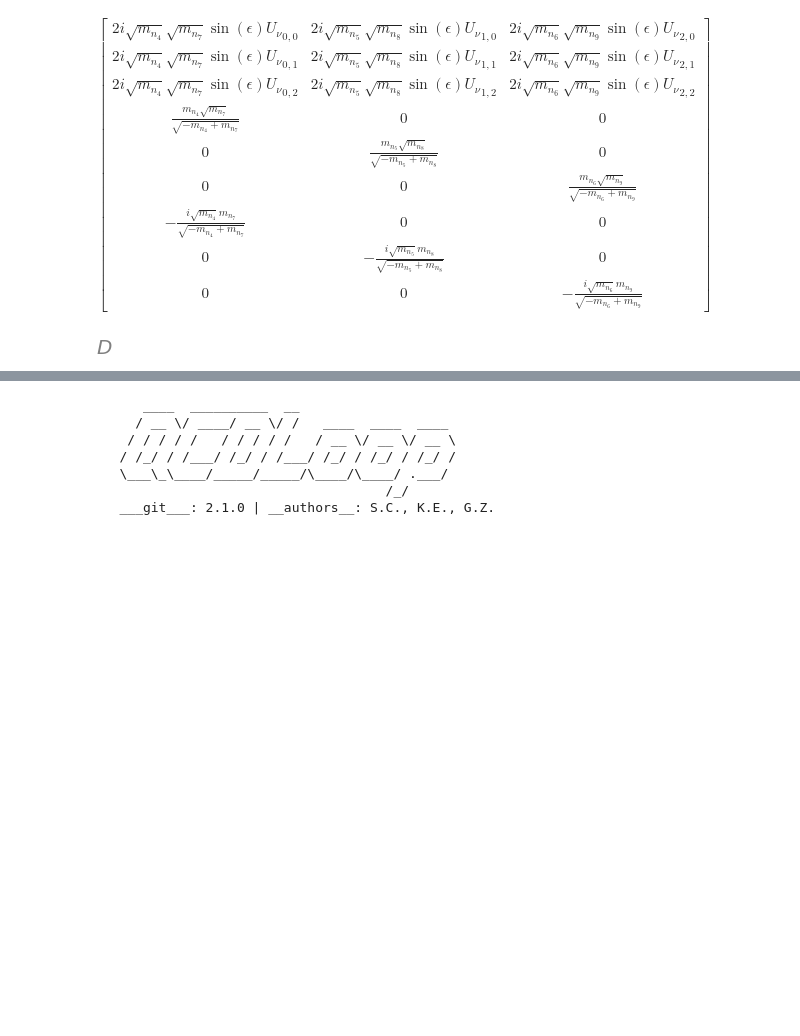
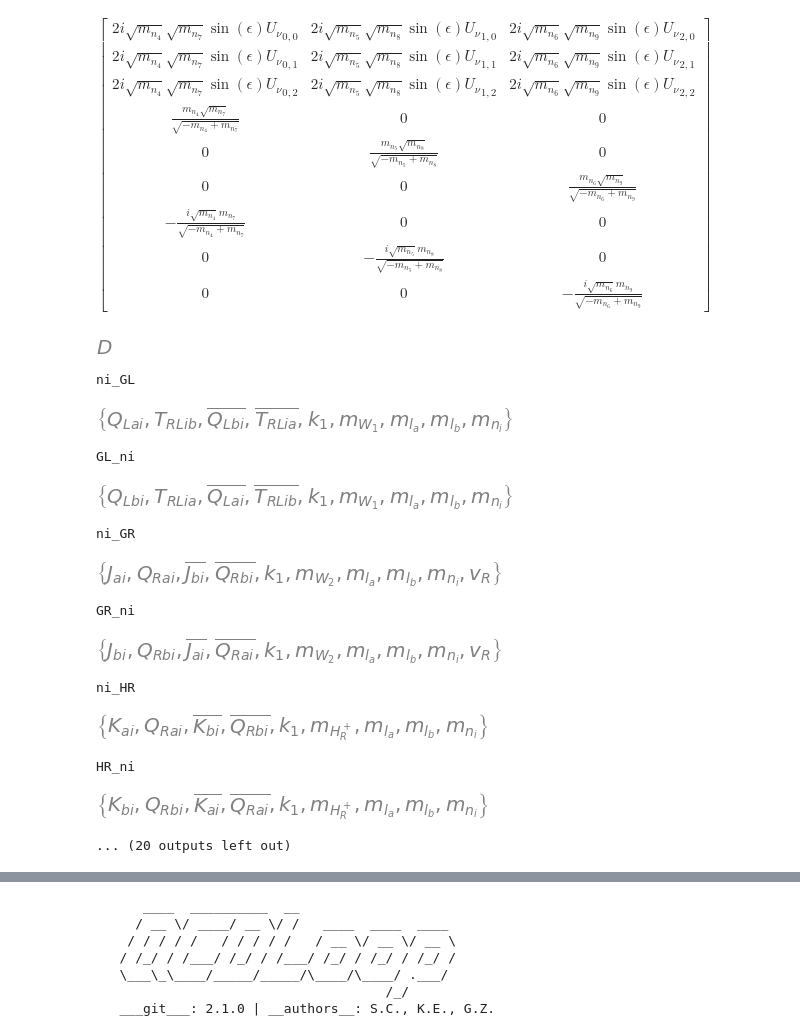
Before and after one commit to moiseszeleny/LRSM-with-Spheno, a Jupyter notebook: sympy_calculations/LFV decays DLRSM/diagram_formfactors_functions.ipynb, the cells around one changed output, grey strips where cells are left out. Drawn from its saved outputs; the diff is of its cells as text; code cells hidden in the pictures; blank space fills up the shorter version.

```diff
--- a/sympy_calculations/LFV decays DLRSM/diagram_formfactors_functions.ipynb
+++ b/sympy_calculations/LFV decays DLRSM/diagram_formfactors_functions.ipynb
@@ -311,10 +311,10 @@ Kai = symbols('K_{ai}')
 Kbi = symbols('K_{bi}')
 Kaic = symbols(r'\overline{K_{ai}}')
 Kbic = symbols(r'\overline{K_{bi}}')
-alpha13 = symbols(r'\alpha_{13}') # alpha1 + alpha3
-lamb12 = symbols(r'\lambda_{12}') # lamb1 + lamb2
-alpha12 = symbols(r'\alpha_{12}') # alpha1 + alpha2 > 0
-alpha23 = symbols(r'\alpha_{23}') # alpha2 - alpha3 > 0
+#alpha13 = symbols(r'\alpha_{13}') # alpha1 + alpha3
+#lamb12 = symbols(r'\lambda_{12}') # lamb1 + lamb2
+#alpha12 = symbols(r'\alpha_{12}') # alpha1 + alpha2 > 0
+#alpha23 = symbols(r'\alpha_{23}') # alpha2 - alpha3 > 0
 
 
 symbolic_changes = {
@@ -342,11 +342,11 @@ symbolic_changes = {
     conjugate(K[a,i]):Kaic,
     conjugate(K[b,i]):Kbic,
     Dim:4,
-    alpha1 + alpha3: alpha13,
-    alpha2 - alpha3: alpha23,
-    alpha1 + alpha2: alpha12,
-    2*lamb1 + 2*lamb2: 2*lamb12,
-    lamb1 + lamb2: lamb12
+    #alpha1 + alpha3: alpha13,
+    #alpha2 - alpha3: alpha23,
+    #alpha1 + alpha2: alpha12,
+    #2*lamb1 + 2*lamb2: 2*lamb12,
+    #lamb1 + lamb2: lamb12
 }
 bubbles = ['ni_GL', 'GL_ni', 'ni_GR', 'GR_ni', 'ni_HR', 'HR_ni', 'ni_W1', 'W1_ni', 'ni_W2', 'W2_ni']
 bubble_diagrams = {interaction:all_diagrams[interaction] for interaction in bubbles}
@@ -357,7 +357,7 @@ symbolic_formfactor_bubble = {
     } for interaction, diagram in bubble_diagrams.items()
 }
 
-triangles_onefermion = ['ni_GLp_GLm', 'ni_GRp_GRm', 'ni_W1p_W1m', 'ni_W2p_W2m']
+triangles_onefermion = ['ni_GLp_GLm', 'ni_GRp_GRm', 'ni_HRp_HRm', 'ni_W1p_W1m', 'ni_W2p_W2m', 'ni_GRp_HRm']
 triangle_diagrams_onefermion = {interaction:all_diagrams[interaction] for interaction in triangles_onefermion}
 symbolic_formfactor_triangle_onefermion = {
     interaction:{
@@ -370,16 +370,34 @@ symbolic_formfactor_triangle_onefermion = {
     } for interaction, diagram in triangle_diagrams_onefermion.items()
 }
 
-symbolic_formfactor_triangle_onefermion['ni_HRp_HRm'] = {}
-symbolic_formfactor_triangle_onefermion['ni_HRp_HRm']['AL'] = all_diagrams['ni_HRp_HRm'].AL().expand().collect(
-            [rho1], lambda x: x.collect([vR], lambda x:x.factor())
-        ).subs(symbolic_changes)
-symbolic_formfactor_triangle_onefermion['ni_HRp_HRm']['AR'] = all_diagrams['ni_HRp_HRm'].AR().expand().collect(
-            [rho1], lambda x: x.collect([vR], lambda x:x.factor())
-        ).subs(symbolic_changes)
+#symbolic_formfactor_triangle_onefermion['ni_HRp_HRm'] = {}
+#symbolic_formfactor_triangle_onefermion['ni_HRp_HRm']['AL'] = all_diagrams['ni_HRp_HRm'].AL().expand().collect(
+#            [rho1], lambda x: x.collect([vR], lambda x:x.factor())
+#        ).subs(symbolic_changes)
+#symbolic_formfactor_triangle_onefermion['ni_HRp_HRm']['AR'] = all_diagrams['ni_HRp_HRm'].AR().expand().collect(
+#            [rho1], lambda x: x.collect([vR], lambda x:x.factor())
+#        ).subs(symbolic_changes)
 
-symbolic_formfactor ={
+symbolic_formfactor = {
     **symbolic_formfactor_bubble,
     **symbolic_formfactor_triangle_onefermion
 }
+# %%
+for key, value in symbolic_formfactor.items():
+    print(key)
+    display(value['AL'].atoms(Symbol))
+# %% [output]
+ni_GL
+[figure, added]
+GL_ni
+[figure, added]
+ni_GR
+[figure, added]
+GR_ni
+[figure, added]
+ni_HR
+[figure, added]
+HR_ni
+[figure, added]
+... (20 outputs left out)
 # %%
```
Also changed, not shown: parts of 10 cells of this notebook, 8 other files.
